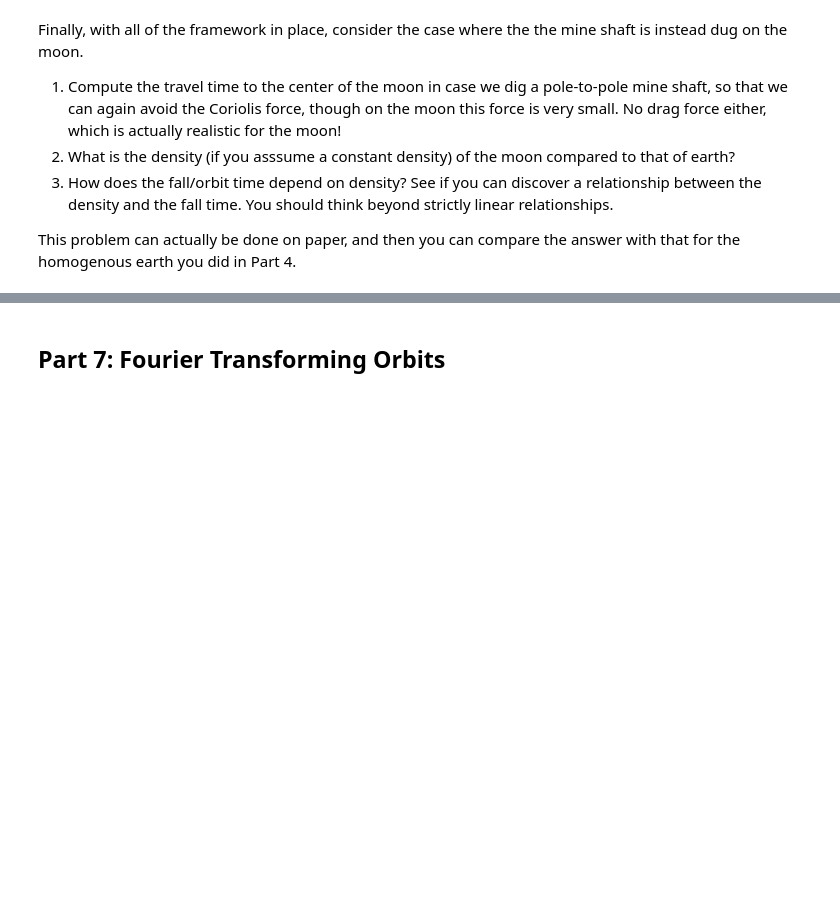
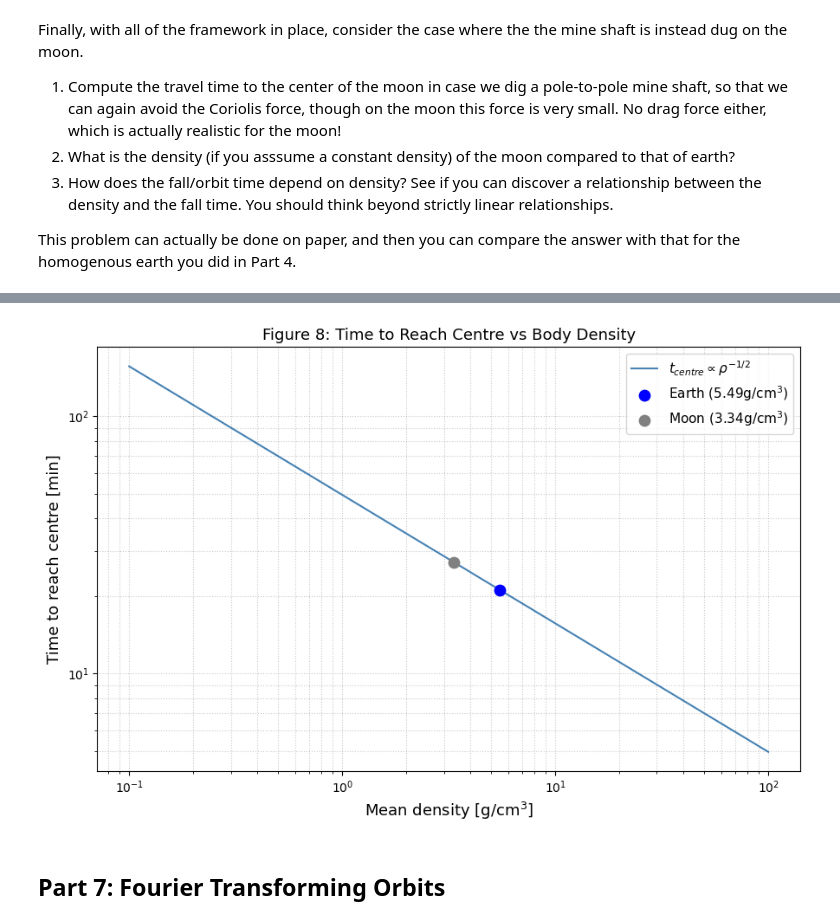
Before and after one commit to jessfromaccounting/PHYS265-spring26, a Jupyter notebook: Lab3/lab3.ipynb, the cells around one changed output, grey strips where cells are left out. Saved outputs shown, nothing was run; the diff lists cells and outputs as text; code cells hidden in the pictures; blank space fills up the shorter version.

```diff
--- a/Lab3/lab3.ipynb
+++ b/Lab3/lab3.ipynb
@@ -863,0 +1115,10 @@ you did in Part 4.
+# %%
+rho_Earth = M_Earth / (4 / 3 * np.pi * R_Earth**3)
+rho_moon = M_moon / (4 / 3 * np.pi * R_moon**3)
+
+print("Part 2")
+print("-" * 24)
+print(f"Earth mean density: {rho_Earth/1e3:.3f} g/cm^3")
+print(f"Moon mean density:  {rho_moon/1e3:.3f} g/cm^3")
+print(f"Ratio:              {rho_moon / rho_Earth:.4f}")
+print("The moon is only about 60.7% the density of Earth.")
@@ -864,3 +1180,16 @@ you did in Part 4.
+# %%
+fig, ax = plt.subplots(figsize=(9, 6))
+ax.loglog(rho_range / 1e3, t_centre_range / 60, color='steelblue', label=r'$t_{centre} \propto \rho^{-1/2}$')
+ax.scatter(rho_Earth / 1e3, t_centre_Earth_formula / 60, color='blue', s=80, zorder=5, label=f'Earth ({rho_Earth/1e3:.2f}' + r'g/cm$^3$)')
+ax.scatter(rho_moon / 1e3, t_centre_moon_formula / 60, color='gray', s=80, zorder=5, label=f'Moon ({rho_moon/1e3:.2f}' + r'g/cm$^3$)')
+ax.set_xlabel(r'Mean density [g/cm$^3$]', fontsize=13)
+ax.set_ylabel('Time to reach centre [min]', fontsize=13)
+ax.set_title('Figure 8: Time to Reach Centre vs Body Density', fontsize=13)
+ax.legend(fontsize=11)
+ax.grid(which='both', ls=':', alpha=0.67)
+fig.tight_layout()
+# %% [output]
+[figure, added]
 # %% [markdown]
 ## Part 7: Fourier Transforming Orbits
 # %% [markdown]
```
Also changed, not shown: parts of 10 cells of this notebook.
